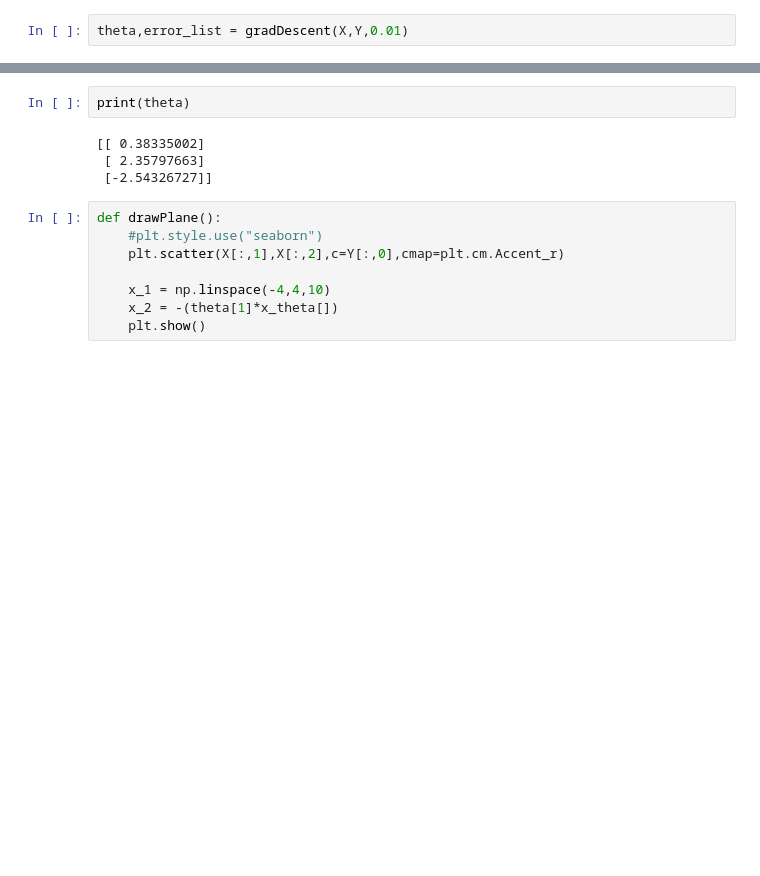
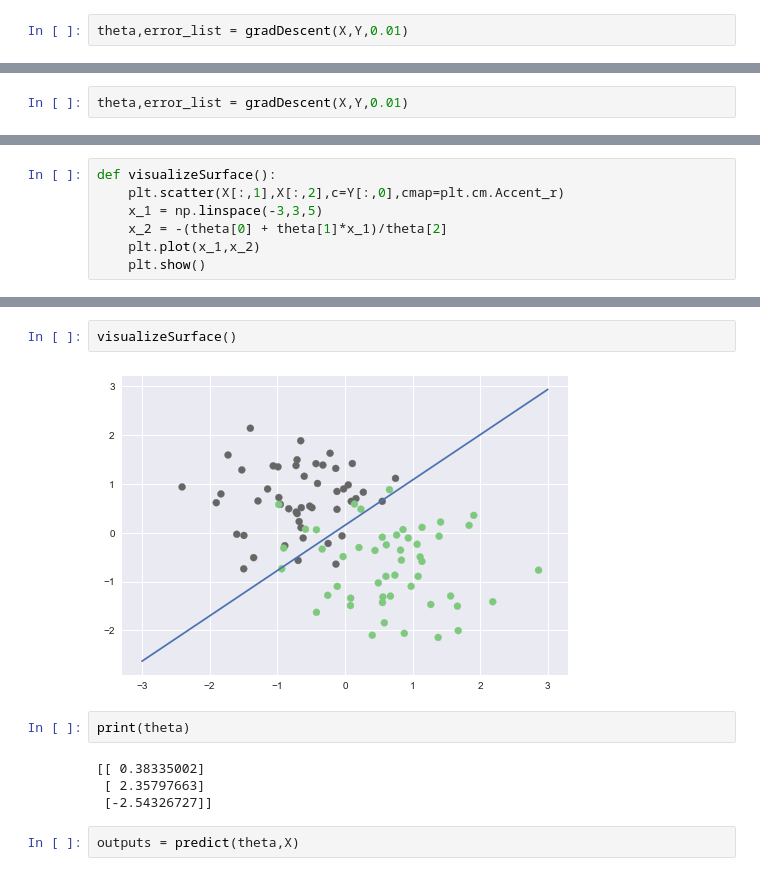
Before and after one commit to coding-blocks-archives/iit-bbs-workshop, a Jupyter notebook: Logistic Regression.ipynb, the cells around one changed output, grey strips where cells are left out. Cells and saved outputs as stored; diff of their text form; blank space fills up the shorter version.

```diff
--- a/Logistic Regression.ipynb
+++ b/Logistic Regression.ipynb
@@ -82,0 +93,2 @@ plt.show()
+# %%
+theta,error_list = gradDescent(X,Y,0.01)
@@ -82,0 +101,7 @@ plt.show()
+# %%
+def visualizeSurface():
+    plt.scatter(X[:,1],X[:,2],c=Y[:,0],cmap=plt.cm.Accent_r)
+    x_1 = np.linspace(-3,3,5)
+    x_2 = -(theta[0] + theta[1]*x_1)/theta[2]
+    plt.plot(x_1,x_2)
+    plt.show()
@@ -83,14 +114,12 @@ plt.show()
+# %%
+visualizeSurface()
+# %% [output]
+[figure, added]
 # %%
 print(theta)
 # %% [output]
 [[ 0.38335002]
  [ 2.35797663]
  [-2.54326727]]
-# %%
-def drawPlane():
-    #plt.style.use("seaborn")
-    plt.scatter(X[:,1],X[:,2],c=Y[:,0],cmap=plt.cm.Accent_r)
-
-    x_1 = np.linspace(-4,4,10)
-    x_2 = -(theta[1]*x_theta[])
-    plt.show()
+# %%
+outputs = predict(theta,X)
```
Also changed, not shown: parts of 10 cells of this notebook.
